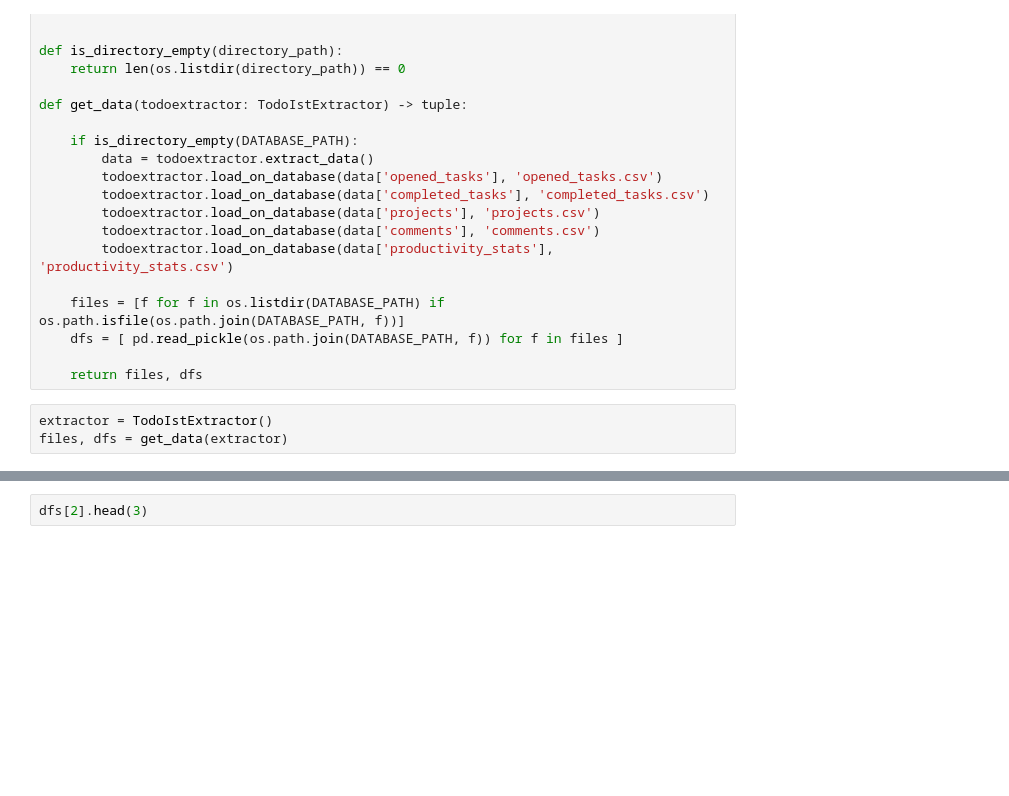
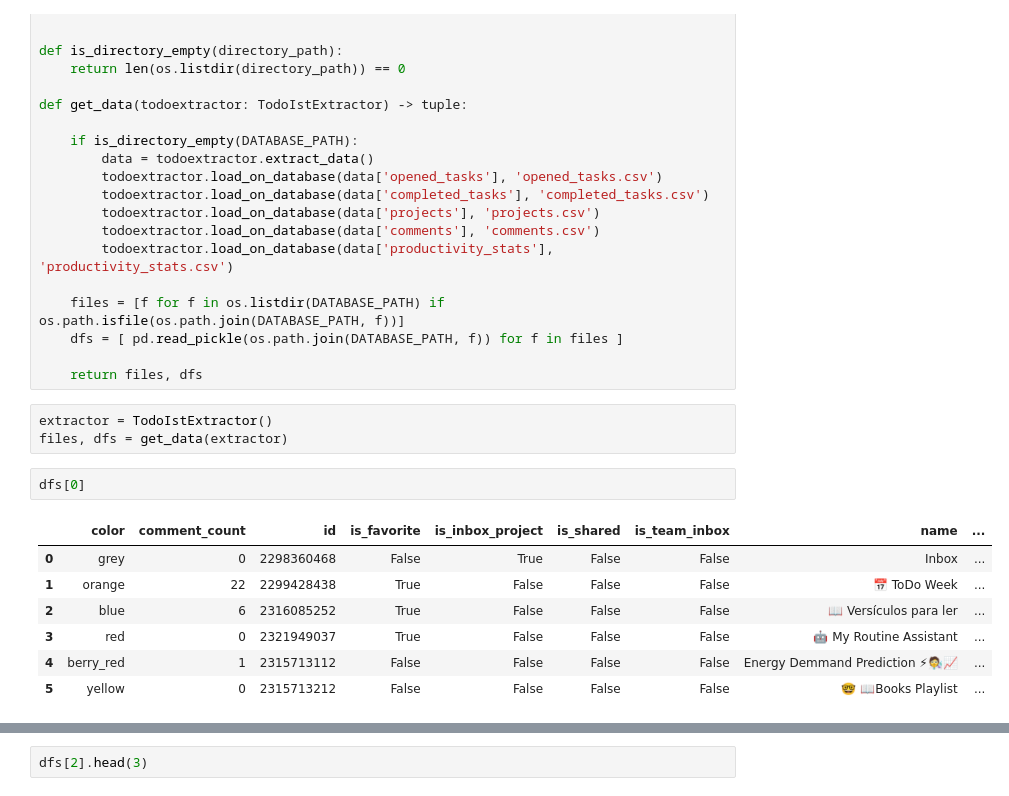
Before and after one commit to lucasvittal2/AIRoutineAssistant, a Jupyter notebook: test.ipynb, the cells around one changed output, grey strips where cells are left out. Saved outputs shown, nothing was run; the diff lists cells and outputs as text; blank space fills up the shorter version.

```diff
--- a/test.ipynb
+++ b/test.ipynb
@@ -25,3 +25,13 @@ def get_data(todoextractor: TodoIstExtractor) -> tuple:
 # %%
 extractor = TodoIstExtractor()
 files, dfs = get_data(extractor)
+# %%
+dfs[0]
+# %% [output]
+|  | color | comment_count | id | is_favorite | is_inbox_project | is_shared | is_team_inbox | name | ... |
+| 0 | grey | 0 | 2298360468 | False | True | False | False | Inbox | ... |
+| 1 | orange | 22 | 2299428438 | True | False | False | False | 📅 ToDo Week | ... |
+| 2 | blue | 6 | 2316085252 | True | False | False | False | 📖 Versículos para ler | ... |
+| 3 | red | 0 | 2321949037 | True | False | False | False | 🤖 My Routine Assistant | ... |
+| 4 | berry_red | 1 | 2315713112 | False | False | False | False | Energy Demmand Prediction ⚡🧑‍🔬📈 | ... |
+| 5 | yellow | 0 | 2315713212 | False | False | False | False | 🤓 📖Books Playlist | ... |
```
Also changed, not shown: parts of 16 cells of this notebook, 29 other files.
